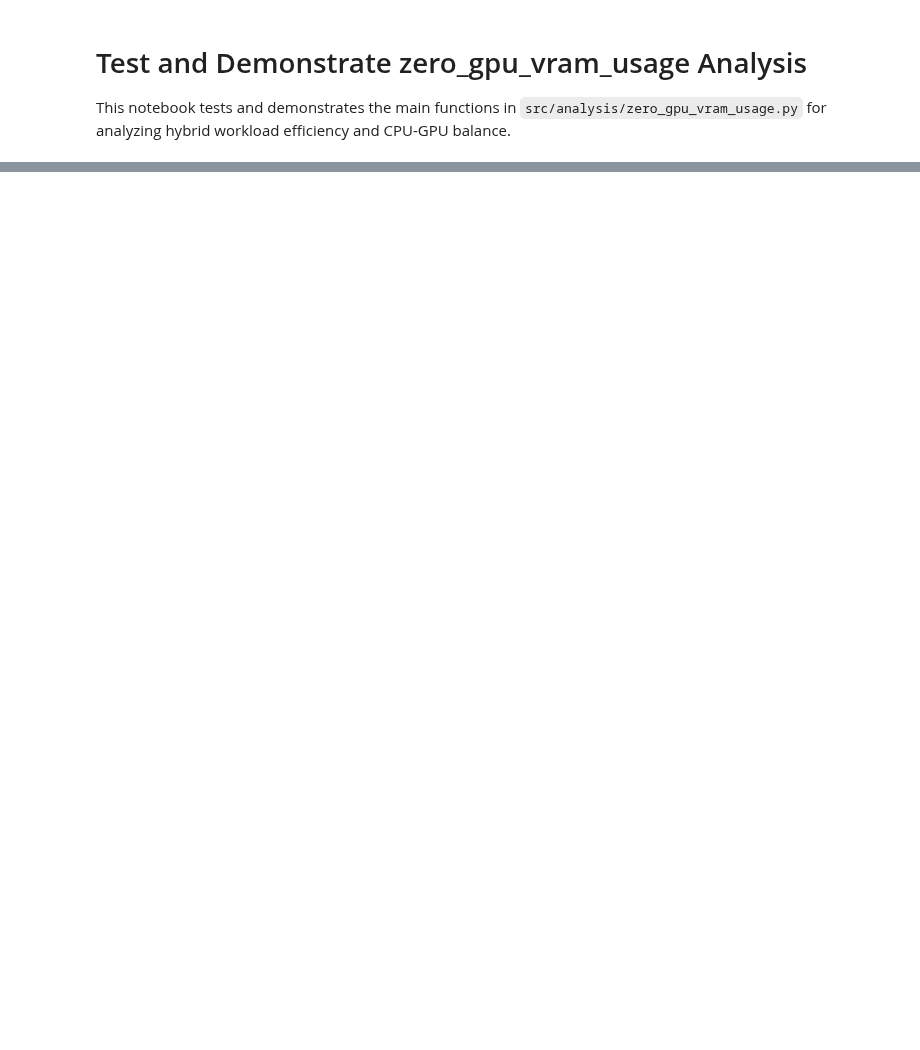
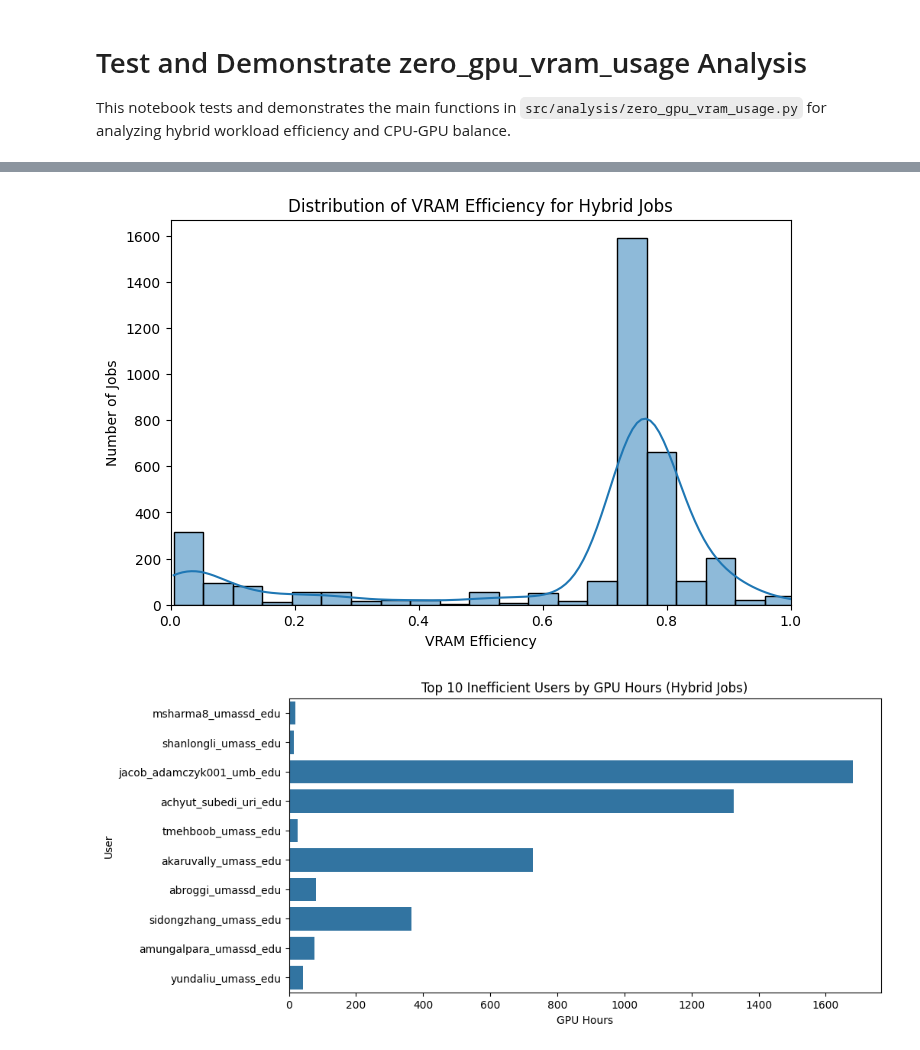
Before and after one commit to UnityHPC/ds4cg-job-analytics, a Jupyter notebook: notebooks/test_zero_gpu_vram_usage_demo.ipynb, the cells around one changed output, grey strips where cells are left out. Cells and saved outputs as stored; diff of their text form; code cells hidden in the pictures; blank space fills up the shorter version.

Commit message:
feat: add functions to analyze work efficiency and notebook with demo code

```diff
--- a/notebooks/test_zero_gpu_vram_usage_demo.ipynb
+++ b/notebooks/test_zero_gpu_vram_usage_demo.ipynb
@@ -21,5 +30,15 @@ display(df.head())
 # %%
-# Run analyze_hybrid_workload_efficiency
-df_hybrid = zero_gpu_vram_usage.analyze_hybrid_workload_efficiency(df)
+# Run analyze_hybrid_workload_efficiency with modular filters
+# Example: Only jobs with 0GB requested, at least 1 GPU, and at least 600s duration
+# You can change the arguments to filter for different criteria
+
+df_hybrid = zero_gpu_vram_usage.analyze_hybrid_workload_efficiency(
+    df,
+    requested_vram_filter=0,  # or a function, e.g., lambda x: x <= 2
+    allocated_vram_min=0,
+    gpu_mem_usage_min=0,
+    gpus_min=1,
+    elapsed_seconds_min=0 # all jobs
+)
 display(df_hybrid.head())
 print(f"Hybrid jobs found: {len(df_hybrid)}")
@@ -43,21 +85,27 @@ analysis_results['efficiency_patterns']
 # %%
 import matplotlib.pyplot as plt
 import seaborn as sns
 
 # Plot VRAM efficiency distribution
 plt.figure(figsize=(8, 5))
 sns.histplot(df_hybrid['vram_efficiency'].dropna(), bins=30, kde=True)
 plt.xlabel('VRAM Efficiency')
 plt.ylabel('Number of Jobs')
 plt.title('Distribution of VRAM Efficiency for Hybrid Jobs')
+plt.xlim(0, 1.0)
 plt.show()
+
+# print(analysis_results['top_inefficient_users'].head(5))
 
 # Plot top inefficient users by GPU hours
 if 'top_inefficient_users' in analysis_results:
     top_users = analysis_results['top_inefficient_users'].head(10)
     plt.figure(figsize=(10, 5))
     sns.barplot(y=top_users.index, x=top_users['GPU_Hours'], orient='h')
     plt.xlabel('GPU Hours')
     plt.ylabel('User')
-    plt.title('Top 10 Users by GPU Hours (Hybrid Jobs)')
+    plt.title('Top 10 Inefficient Users by GPU Hours (Hybrid Jobs)')
     plt.show()
+# %% [output]
+[figure, added]
+[figure, added]
```
Also changed, not shown: parts of 6 cells of this notebook, 10 other files.
